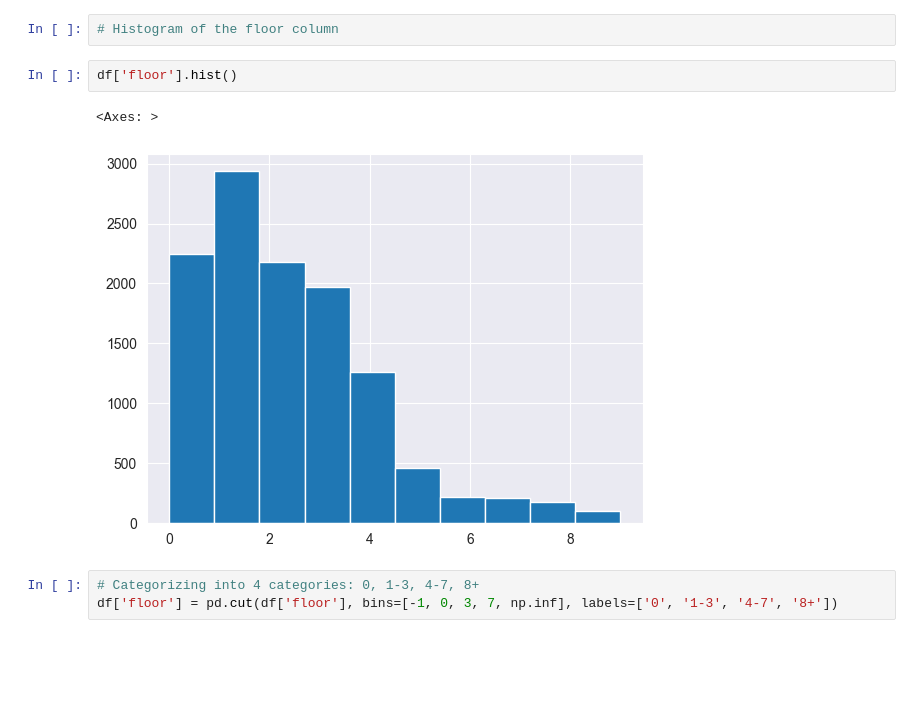
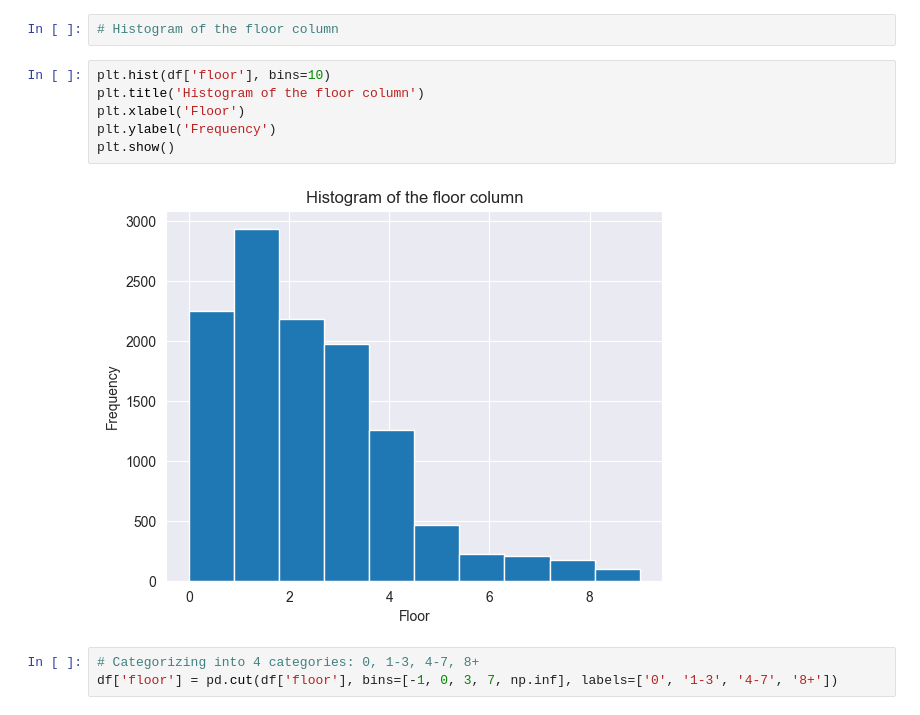
Before and after one commit to Krzy-Doma/Real_estate_price_forecasting, a Jupyter notebook: Dealing_with_na.ipynb, the cells around one changed output. Drawn from its saved outputs; the diff is of its cells as text; blank space fills up the shorter version.

```diff
--- a/Dealing_with_na.ipynb
+++ b/Dealing_with_na.ipynb
@@ -372,10 +372,13 @@ Name: count, dtype: int64
 # %%
 # Histogram of the floor column
 # %%
-df['floor'].hist()
+plt.hist(df['floor'], bins=10)
+plt.title('Histogram of the floor column')
+plt.xlabel('Floor')
+plt.ylabel('Frequency')
+plt.show()
 # %% [output]
-<Axes: >
-[figure, old version]
+[figure, new version]
 # %%
 # Categorizing into 4 categories: 0, 1-3, 4-7, 8+
 df['floor'] = pd.cut(df['floor'], bins=[-1, 0, 3, 7, np.inf], labels=['0', '1-3', '4-7', '8+'])
```
Also changed, not shown: parts of 1 cell of this notebook, 8 other files.
